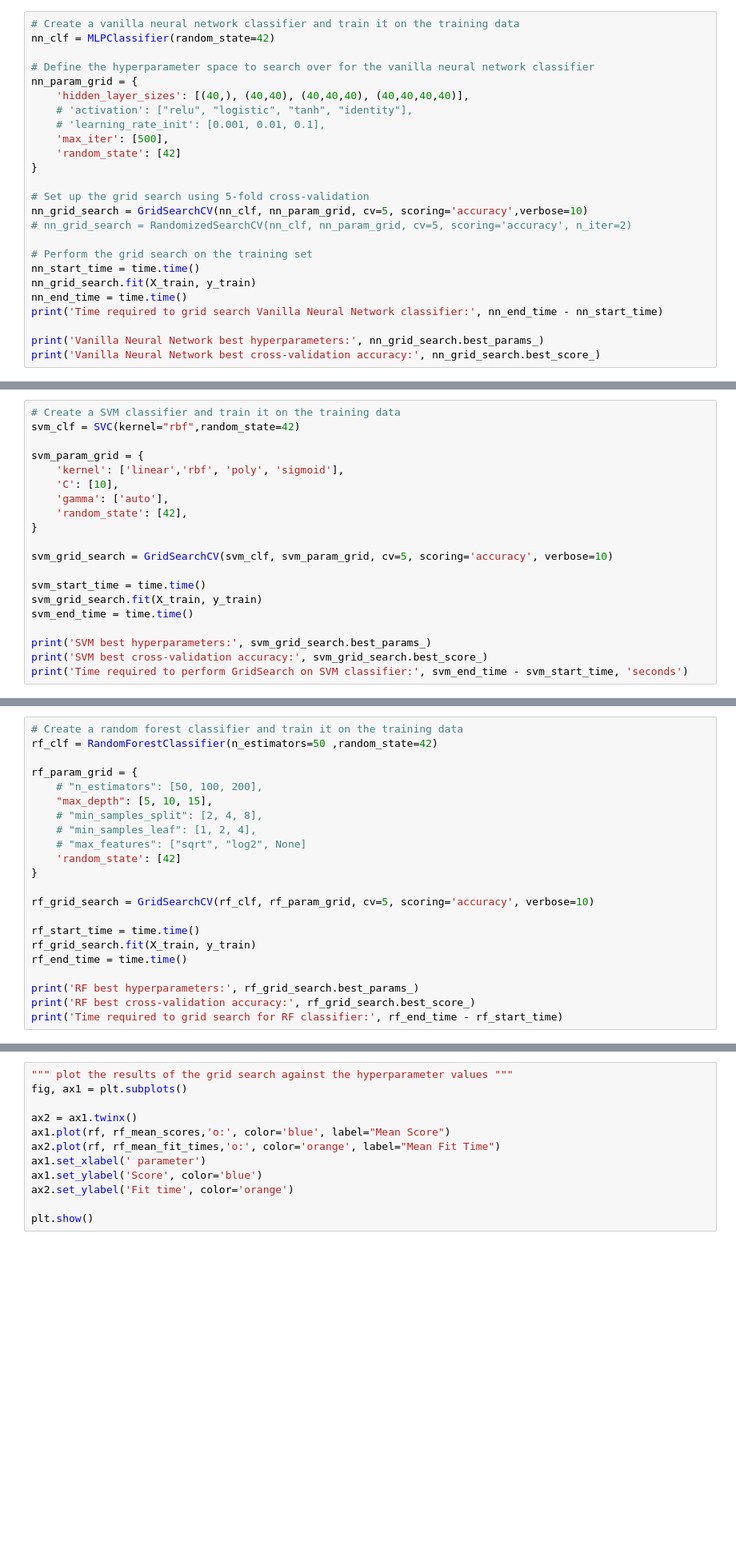
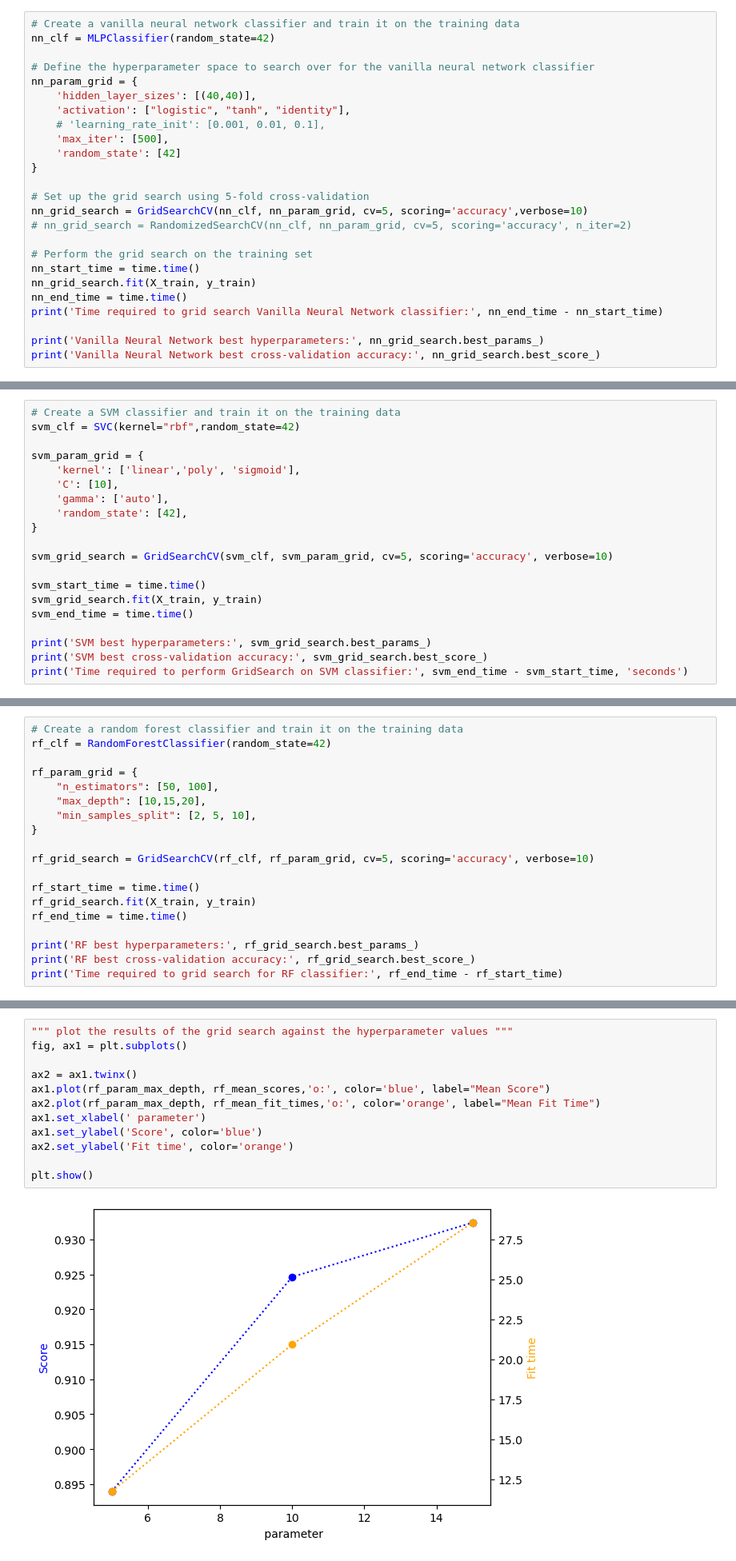
Before and after one commit to TheLoop705/assignment-1, a Jupyter notebook: assignment_1.ipynb, the cells around one changed output, grey strips where cells are left out. Shown at 80% size. Cells and saved outputs as stored; diff of their text form; blank space fills up the shorter version.

```diff
--- a/assignment_1.ipynb
+++ b/assignment_1.ipynb
@@ -53,8 +55,8 @@ nn_clf = MLPClassifier(random_state=42)
 
 # Define the hyperparameter space to search over for the vanilla neural network classifier
 nn_param_grid = {
-    'hidden_layer_sizes': [(40,), (40,40), (40,40,40), (40,40,40,40)],
-    # 'activation': ["relu", "logistic", "tanh", "identity"],
+    'hidden_layer_sizes': [(40,40)],
+    'activation': ["logistic", "tanh", "identity"],
     # 'learning_rate_init': [0.001, 0.01, 0.1],
     'max_iter': [500],
     'random_state': [42]
@@ -114,7 +121,7 @@ from thundersvm import SVC
 svm_clf = SVC(kernel="rbf",random_state=42)
 
 svm_param_grid = {
-    'kernel': ['linear','rbf', 'poly', 'sigmoid'],
+    'kernel': ['linear','poly', 'sigmoid'],
     'C': [10],
     'gamma': ['auto'],
     'random_state': [42],
@@ -162,15 +172,12 @@ ax2.set_ylabel('Fit time', color='orange')
 plt.show()
 # %%
 # Create a random forest classifier and train it on the training data
-rf_clf = RandomForestClassifier(n_estimators=50 ,random_state=42)
+rf_clf = RandomForestClassifier(random_state=42)
 
 rf_param_grid = {
-    # "n_estimators": [50, 100, 200],
-    "max_depth": [5, 10, 15],
-    # "min_samples_split": [2, 4, 8],
-    # "min_samples_leaf": [1, 2, 4],
-    # "max_features": ["sqrt", "log2", None]
-    'random_state': [42]
+    "n_estimators": [50, 100],
+    "max_depth": [10,15,20],
+    "min_samples_split": [2, 5, 10],
 }
 
 rf_grid_search = GridSearchCV(rf_clf, rf_param_grid, cv=5, scoring='accuracy', verbose=10)
@@ -202,15 +249,17 @@ for mean_score, mean_fit_time in zip(rf_mean_scores, rf_mean_fit_times):
 # %%
 """ plot the results of the grid search against the hyperparameter values """
 fig, ax1 = plt.subplots()
 
 ax2 = ax1.twinx()
-ax1.plot(rf, rf_mean_scores,'o:', color='blue', label="Mean Score")
-ax2.plot(rf, rf_mean_fit_times,'o:', color='orange', label="Mean Fit Time")
+ax1.plot(rf_param_max_depth, rf_mean_scores,'o:', color='blue', label="Mean Score")
+ax2.plot(rf_param_max_depth, rf_mean_fit_times,'o:', color='orange', label="Mean Fit Time")
 ax1.set_xlabel(' parameter')
 ax1.set_ylabel('Score', color='blue')
 ax2.set_ylabel('Fit time', color='orange')
 
 plt.show()
+# %% [output]
+[figure, added]
 # %%
 # Generate predictions for the test set
 nn_predictions = nn_clf.predict(X_test)
```
Also changed, not shown: parts of 6 cells of this notebook, 3 other files.
